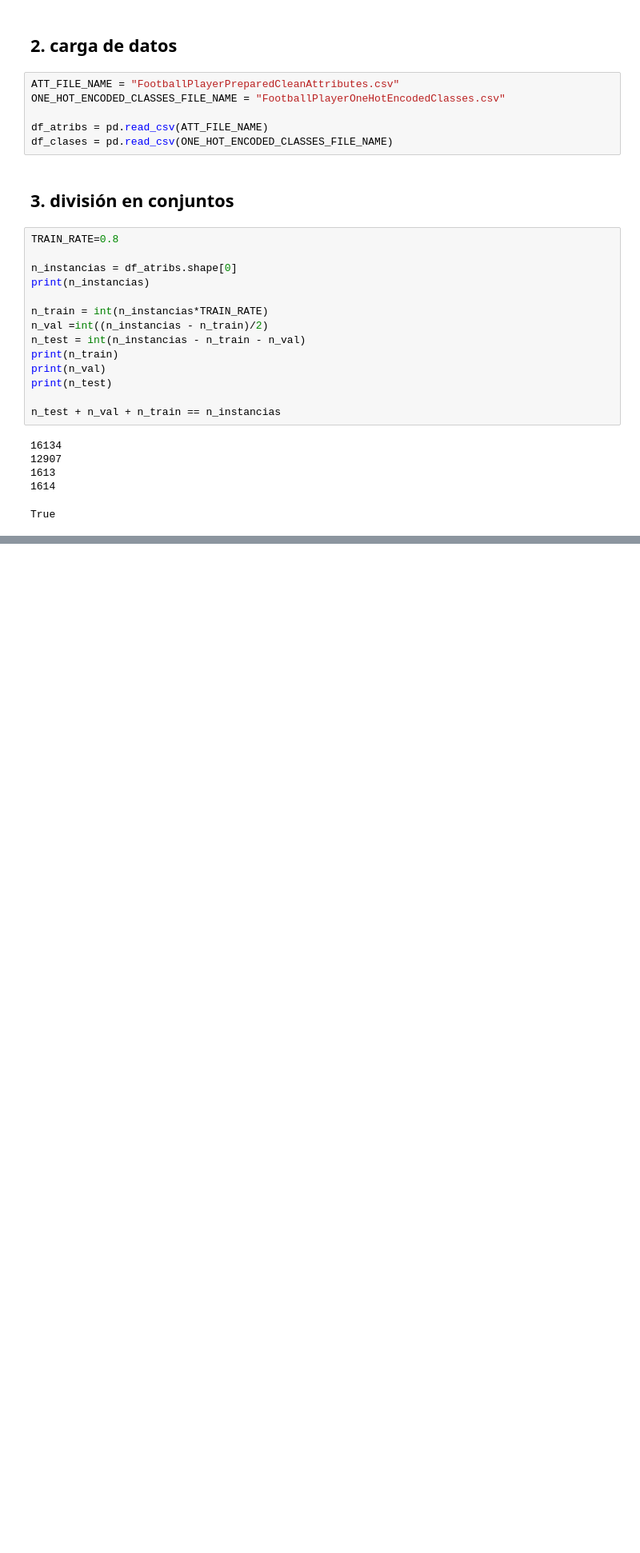
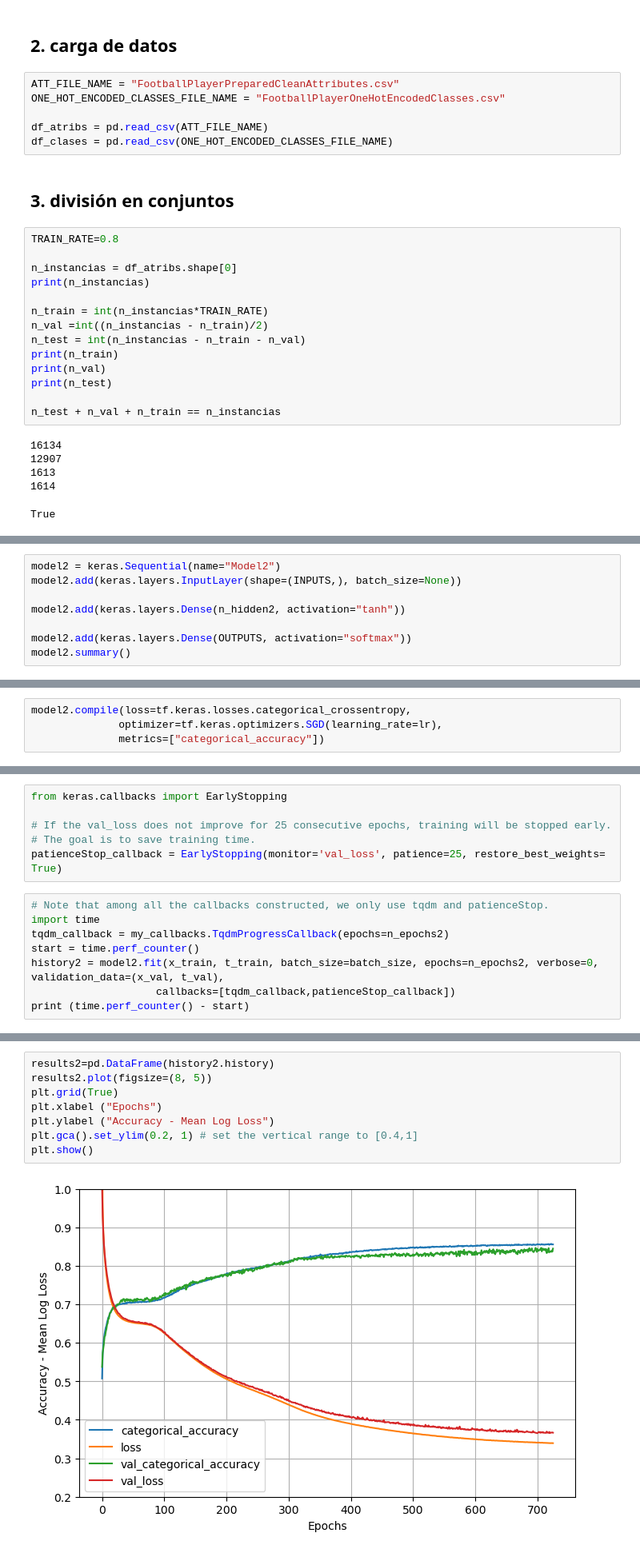
Before and after one commit to lucim04/practica_tema1_aa2, a Jupyter notebook: Practica_1AA.ipynb, the cells around one changed output, grey strips where cells are left out. Shown at 80% size. Cells and saved outputs as stored; diff of their text form; blank space fills up the shorter version.

```diff
--- a/Practica_1AA.ipynb
+++ b/Practica_1AA.ipynb
@@ -55,0 +306,8 @@ t_dev: (1613, 4)
+# %%
+model2 = keras.Sequential(name="Model2")
+model2.add(keras.layers.InputLayer(shape=(INPUTS,), batch_size=None))
+
+model2.add(keras.layers.Dense(n_hidden2, activation="tanh"))
+
+model2.add(keras.layers.Dense(OUTPUTS, activation="softmax"))
+model2.summary()
@@ -55,0 +332,4 @@ t_dev: (1613, 4)
+# %%
+model2.compile(loss=tf.keras.losses.categorical_crossentropy,
+              optimizer=tf.keras.optimizers.SGD(learning_rate=lr),
+              metrics=["categorical_accuracy"])
@@ -55,0 +340,14 @@ t_dev: (1613, 4)
+# %%
+from keras.callbacks import EarlyStopping
+
+# If the val_loss does not improve for 25 consecutive epochs, training will be stopped early.
+# The goal is to save training time.
+patienceStop_callback = EarlyStopping(monitor='val_loss', patience=25, restore_best_weights= True)
+# %%
+# Note that among all the callbacks constructed, we only use tqdm and patienceStop.
+import time
+tqdm_callback = my_callbacks.TqdmProgressCallback(epochs=n_epochs2)
+start = time.perf_counter()
+history2 = model2.fit(x_train, t_train, batch_size=batch_size, epochs=n_epochs2, verbose=0, validation_data=(x_val, t_val),
+                    callbacks=[tqdm_callback,patienceStop_callback])
+print (time.perf_counter() - start)
@@ -55,0 +360,10 @@ t_dev: (1613, 4)
+# %%
+results2=pd.DataFrame(history2.history)
+results2.plot(figsize=(8, 5))
+plt.grid(True)
+plt.xlabel ("Epochs")
+plt.ylabel ("Accuracy - Mean Log Loss")
+plt.gca().set_ylim(0.2, 1) # set the vertical range to [0.4,1]
+plt.show()
+# %% [output]
+[figure, added]
```
Also changed, not shown: parts of 84 cells of this notebook.
